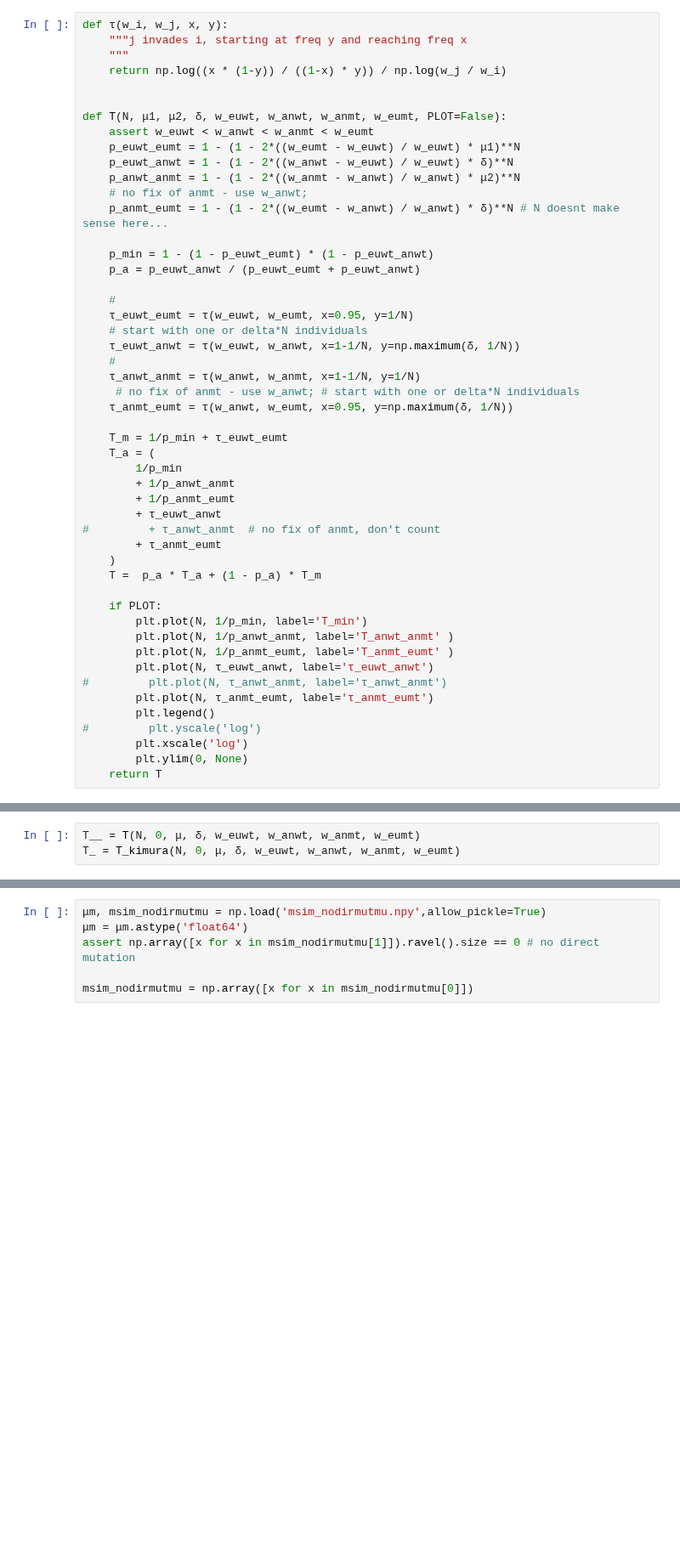
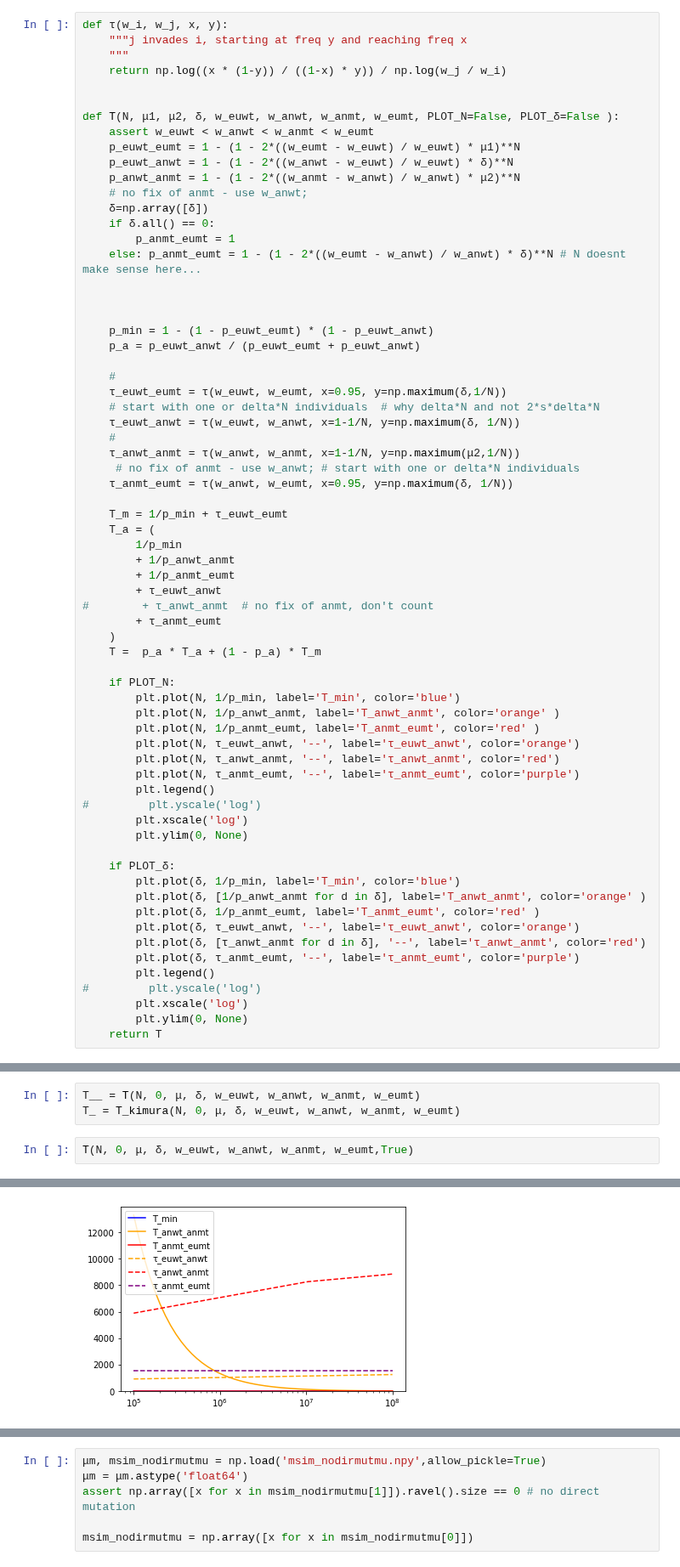
Before and after one commit to yoavram-lab/Heatrisomy, a Jupyter notebook: notebooks_mp/no-direct-mutation.ipynb, the cells around one changed output, grey strips where cells are left out. Shown at 85% size. Drawn from its saved outputs; the diff is of its cells as text; blank space fills up the shorter version.

```diff
--- a/notebooks_mp/no-direct-mutation.ipynb
+++ b/notebooks_mp/no-direct-mutation.ipynb
@@ -11,23 +11,28 @@ def τ(w_i, w_j, x, y):
     return np.log((x * (1-y)) / ((1-x) * y)) / np.log(w_j / w_i)
 
 
-def T(N, μ1, μ2, δ, w_euwt, w_anwt, w_anmt, w_eumt, PLOT=False):
+def T(N, μ1, μ2, δ, w_euwt, w_anwt, w_anmt, w_eumt, PLOT_N=False, PLOT_δ=False ):
     assert w_euwt < w_anwt < w_anmt < w_eumt
     p_euwt_eumt = 1 - (1 - 2*((w_eumt - w_euwt) / w_euwt) * μ1)**N
     p_euwt_anwt = 1 - (1 - 2*((w_anwt - w_euwt) / w_euwt) * δ)**N
     p_anwt_anmt = 1 - (1 - 2*((w_anmt - w_anwt) / w_anwt) * μ2)**N
     # no fix of anmt - use w_anwt;
-    p_anmt_eumt = 1 - (1 - 2*((w_eumt - w_anwt) / w_anwt) * δ)**N # N doesnt make sense here...
+    δ=np.array([δ])
+    if δ.all() == 0:
+        p_anmt_eumt = 1
+    else: p_anmt_eumt = 1 - (1 - 2*((w_eumt - w_anwt) / w_anwt) * δ)**N # N doesnt make sense here...
+
+
 
     p_min = 1 - (1 - p_euwt_eumt) * (1 - p_euwt_anwt)
     p_a = p_euwt_anwt / (p_euwt_eumt + p_euwt_anwt)
 
     #
-    τ_euwt_eumt = τ(w_euwt, w_eumt, x=0.95, y=1/N)
-    # start with one or delta*N individuals
+    τ_euwt_eumt = τ(w_euwt, w_eumt, x=0.95, y=np.maximum(δ,1/N))
+    # start with one or delta*N individuals  # why delta*N and not 2*s*delta*N
     τ_euwt_anwt = τ(w_euwt, w_anwt, x=1-1/N, y=np.maximum(δ, 1/N))
     #
-    τ_anwt_anmt = τ(w_anwt, w_anmt, x=1-1/N, y=1/N)
+    τ_anwt_anmt = τ(w_anwt, w_anmt, x=1-1/N, y=np.maximum(μ2,1/N))
      # no fix of anmt - use w_anwt; # start with one or delta*N individuals
     τ_anmt_eumt = τ(w_anwt, w_eumt, x=0.95, y=np.maximum(δ, 1/N))
 
@@ -37,18 +42,30 @@ def T(N, μ1, μ2, δ, w_euwt, w_anwt, w_anmt, w_eumt, PLOT=False):
         + 1/p_anwt_anmt
         + 1/p_anmt_eumt
         + τ_euwt_anwt
-#         + τ_anwt_anmt  # no fix of anmt, don't count
+#        + τ_anwt_anmt  # no fix of anmt, don't count
         + τ_anmt_eumt
     )
     T =  p_a * T_a + (1 - p_a) * T_m
 
-    if PLOT:
-        plt.plot(N, 1/p_min, label='T_min')
-        plt.plot(N, 1/p_anwt_anmt, label='T_anwt_anmt' )
-        plt.plot(N, 1/p_anmt_eumt, label='T_anmt_eumt' )
-        plt.plot(N, τ_euwt_anwt, label='τ_euwt_anwt')
-#         plt.plot(N, τ_anwt_anmt, label='τ_anwt_anmt')
-        plt.plot(N, τ_anmt_eumt, label='τ_anmt_eumt')
+    if PLOT_N:
+        plt.plot(N, 1/p_min, label='T_min', color='blue')
+        plt.plot(N, 1/p_anwt_anmt, label='T_anwt_anmt', color='orange' )
+        plt.plot(N, 1/p_anmt_eumt, label='T_anmt_eumt', color='red' )
+        plt.plot(N, τ_euwt_anwt, '--', label='τ_euwt_anwt', color='orange')
+        plt.plot(N, τ_anwt_anmt, '--', label='τ_anwt_anmt', color='red')
+        plt.plot(N, τ_anmt_eumt, '--', label='τ_anmt_eumt', color='purple')
+        plt.legend()
+#         plt.yscale('log')
+        plt.xscale('log')
+        plt.ylim(0, None)
+
+    if PLOT_δ:
+        plt.plot(δ, 1/p_min, label='T_min', color='blue')
+        plt.plot(δ, [1/p_anwt_anmt for d in δ], label='T_anwt_anmt', color='orange' )
+        plt.plot(δ, 1/p_anmt_eumt, label='T_anmt_eumt', color='red' )
+        plt.plot(δ, τ_euwt_anwt, '--', label='τ_euwt_anwt', color='orange')
+        plt.plot(δ, [τ_anwt_anmt for d in δ], '--', label='τ_anwt_anmt', color='red')
+        plt.plot(δ, τ_anmt_eumt, '--', label='τ_anmt_eumt', color='purple')
         plt.legend()
 #         plt.yscale('log')
         plt.xscale('log')
@@ -148,3 +176,6 @@ N, μ, δ, w_euwt, w_anwt, w_anmt, w_eumt = Nm58, 9.6e-08, 5.4e-04, 1, 1.021, 1.
 # %%
 T__ = T(N, 0, μ, δ, w_euwt, w_anwt, w_anmt, w_eumt)
 T_ = T_kimura(N, 0, μ, δ, w_euwt, w_anwt, w_anmt, w_eumt)
+# %%
+T(N, 0, μ, δ, w_euwt, w_anwt, w_anmt, w_eumt,True)
+# %% [output]
@@ -151,3 +195,4 @@ T_ = T_kimura(N, 0, μ, δ, w_euwt, w_anwt, w_anmt, w_eumt)
+[figure, added]
 # %%
 mean = msim_nodirmutN_manu58.mean(axis=1)
 low = np.percentile(msim_nodirmutN_manu58, 25, axis=1)
```
Also changed, not shown: parts of 24 cells of this notebook.
